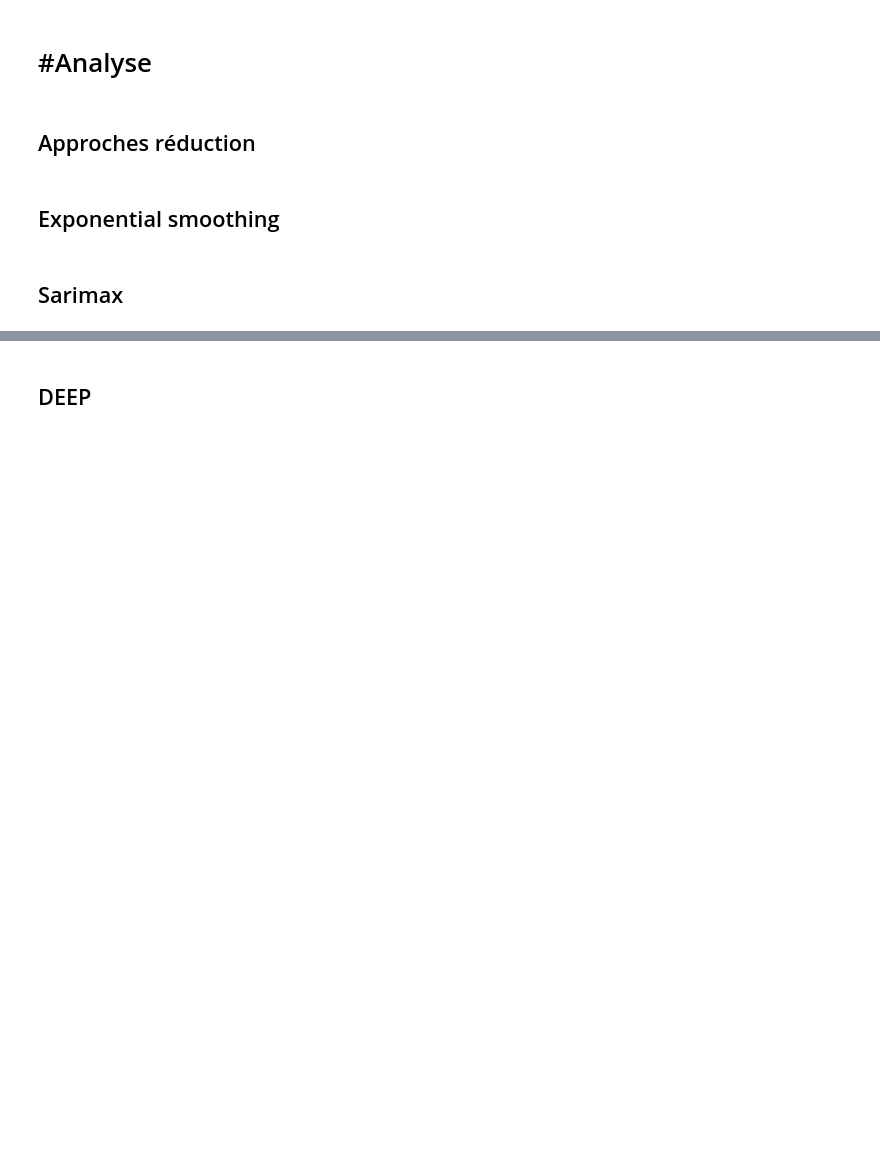
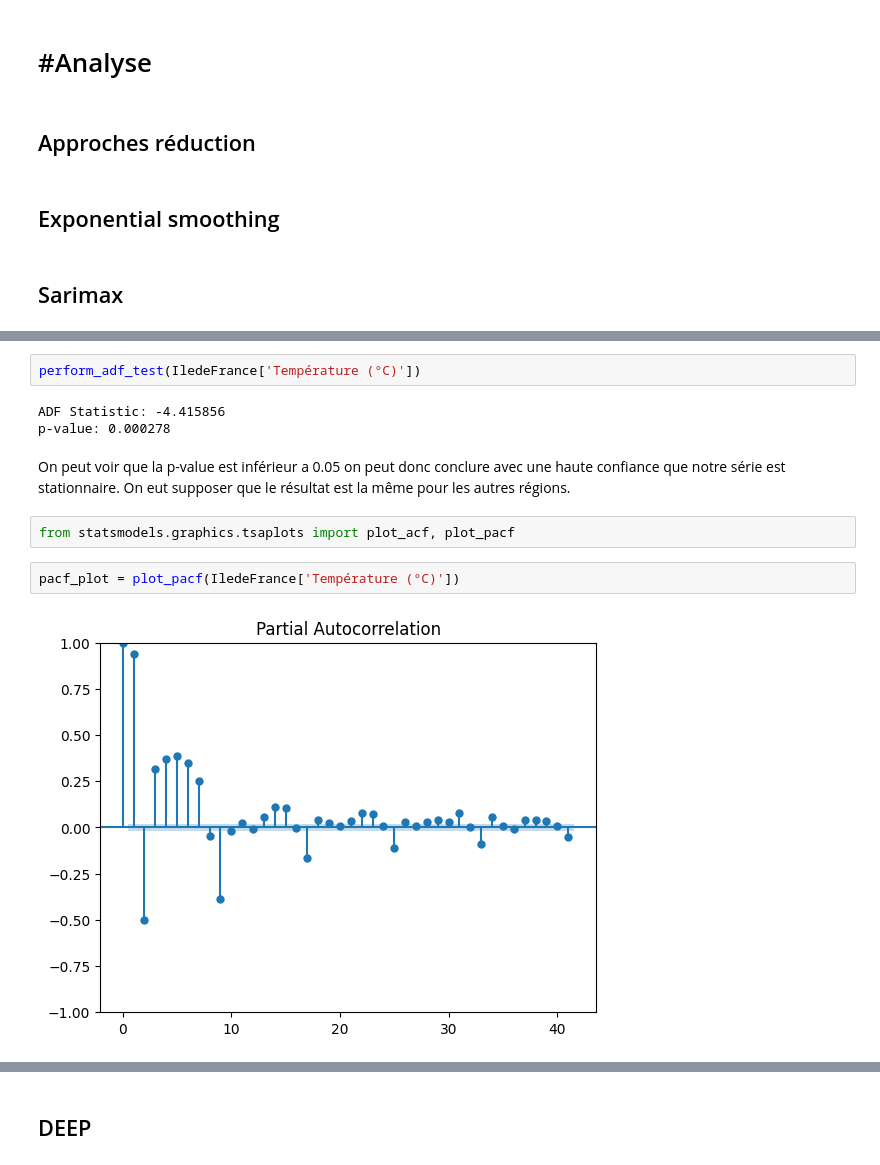
Before and after one commit to JAndretti/Projet-Time-Series-E5, a Jupyter notebook: main.ipynb, the cells around one changed output, grey strips where cells are left out. Saved outputs shown, nothing was run; the diff lists cells and outputs as text; blank space fills up the shorter version.

```diff
--- a/main.ipynb
+++ b/main.ipynb
@@ -350,0 +361,13 @@ la valeur la plus faible en loss correspond à une saisonalité de :  2910
+# %%
+perform_adf_test(IledeFrance['Température (°C)'])
+# %% [output]
+ADF Statistic: -4.415856
+p-value: 0.000278
+# %% [markdown]
+On peut voir que la p-value est inférieur a 0.05 on peut donc conclure avec une haute confiance que notre série est stationnaire. On eut supposer que le résultat est la même pour les autres régions.
+# %%
+from statsmodels.graphics.tsaplots import plot_acf, plot_pacf
+# %%
+pacf_plot = plot_pacf(IledeFrance['Température (°C)'])
+# %% [output]
+[figure, added]
```
Also changed, not shown: parts of 26 cells of this notebook.
